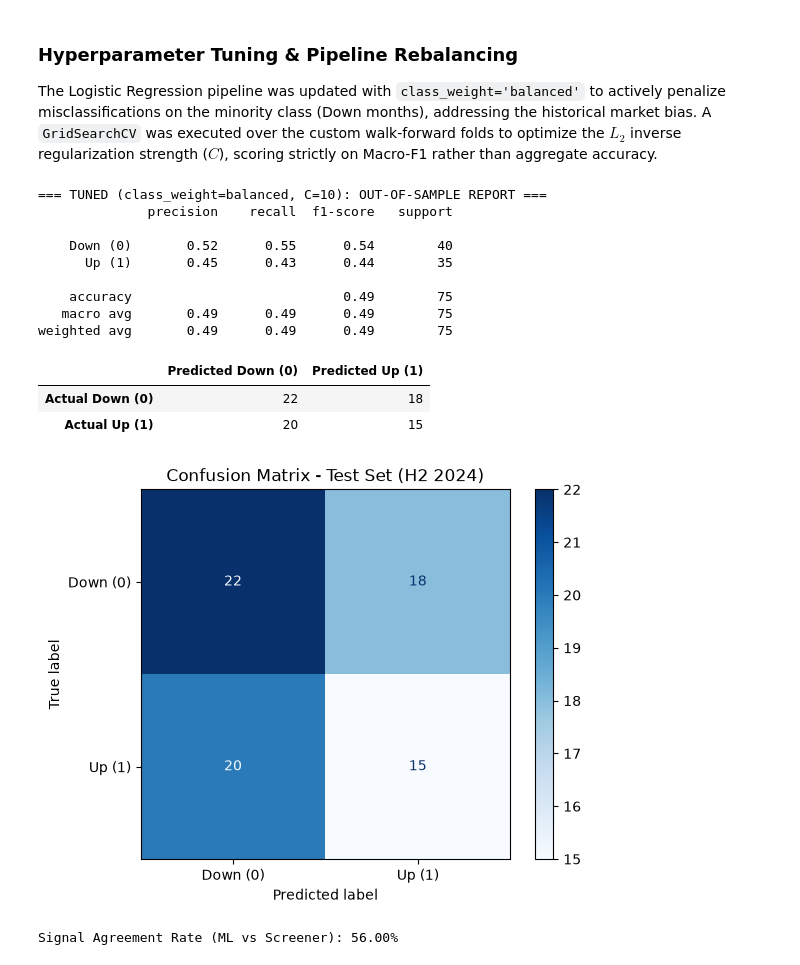
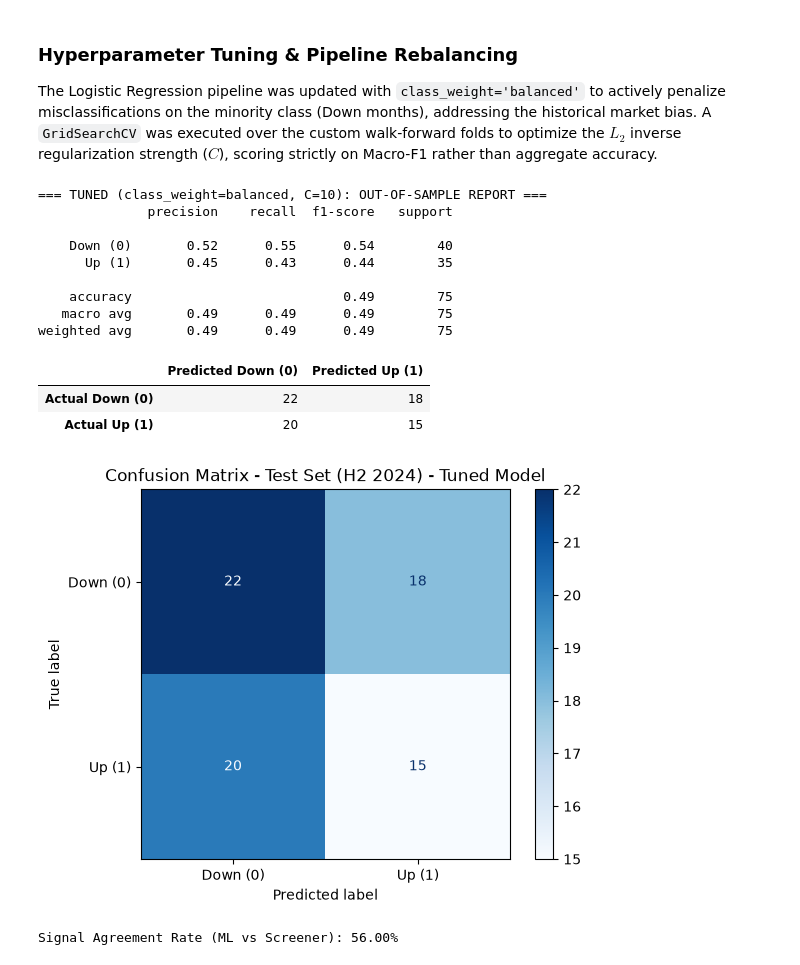
Before and after one commit to niccolo-milano/portfolio-quant-ds, a Jupyter notebook: project02-return-classifier/01_return_classifier.ipynb, the cells around one changed output. Cells and saved outputs as stored; diff of their text form; code cells hidden in the pictures.

```diff
--- a/project02-return-classifier/01_return_classifier.ipynb
+++ b/project02-return-classifier/01_return_classifier.ipynb
@@ -299,35 +298,35 @@ tuned_preds = grid_search.predict(X_test)
 # Output display
 print("=== TUNED (class_weight=balanced, C=10): OUT-OF-SAMPLE REPORT ===")
 print(classification_report(y_test, tuned_preds, target_names=['Down (0)', 'Up (1)']))
 
 # Confusion Matrix
 cm_tuned = confusion_matrix(y_test, tuned_preds)
 cm_tuned_df = pd.DataFrame(
     cm_tuned,
     index=['Actual Down (0)', 'Actual Up (1)'],
     columns=['Predicted Down (0)', 'Predicted Up (1)']
 )
 display(cm_tuned_df)
 
 # Graphical visualization
 disp_tuned = ConfusionMatrixDisplay(confusion_matrix=cm_tuned, display_labels=['Down (0)', 'Up (1)'])
 disp_tuned.plot(cmap='Blues')
-plt.title("Confusion Matrix - Test Set (H2 2024)")
+plt.title("Confusion Matrix - Test Set (H2 2024) - Tuned Model")
 plt.show()
 # %% [output]
 === TUNED (class_weight=balanced, C=10): OUT-OF-SAMPLE REPORT ===
               precision    recall  f1-score   support
 
     Down (0)       0.52      0.55      0.54        40
       Up (1)       0.45      0.43      0.44        35
 
     accuracy                           0.49        75
    macro avg       0.49      0.49      0.49        75
 weighted avg       0.49      0.49      0.49        75
 |  | Predicted Down (0) | Predicted Up (1) |
 | Actual Down (0) | 22 | 18 |
 | Actual Up (1) | 20 | 15 |
-[figure, old version]
+[figure, new version]
 # %%
 tuned_comparison = test_metadata.copy()
 tuned_comparison["actual_target"] = y_test.values
```
Also changed, not shown: parts of 3 cells of this notebook, 3 other files.
